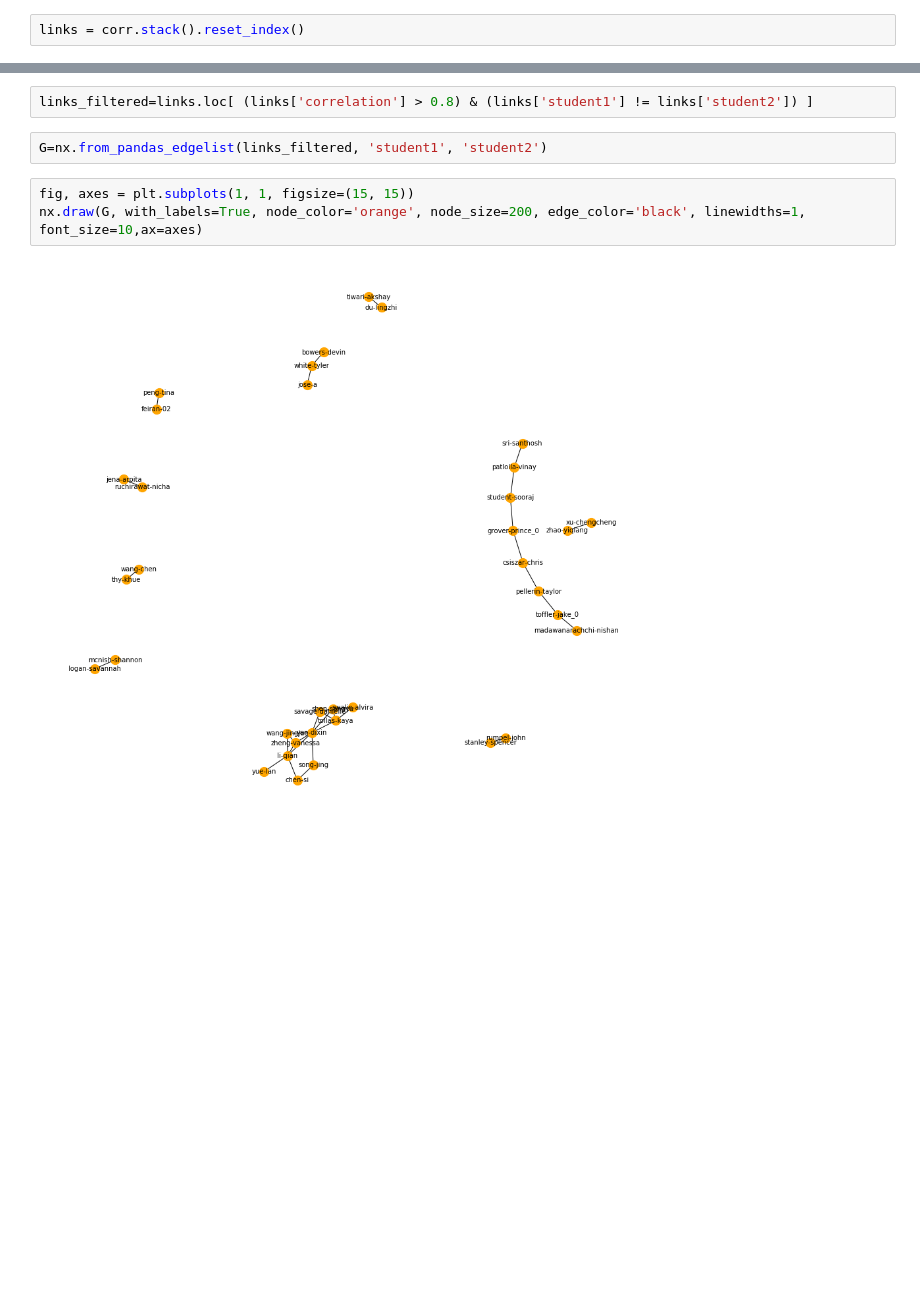
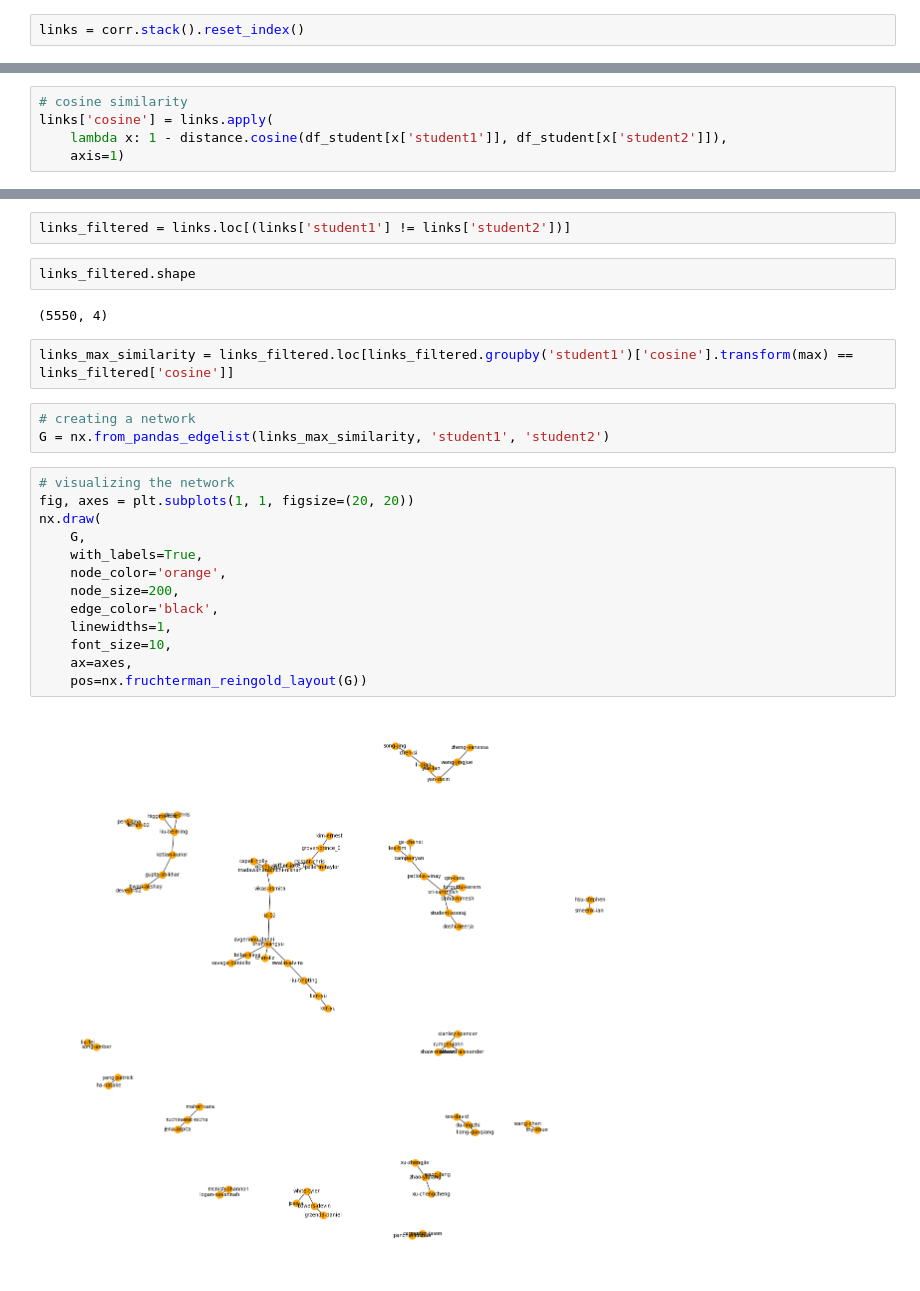
Before and after one commit to shik3519/machine-learning, a Jupyter notebook: eigen-faces/eigen-faces.ipynb, the cells around one changed output, grey strips where cells are left out. Drawn from its saved outputs; the diff is of its cells as text; blank space fills up the shorter version.

Commit message:
adding network

```diff
--- a/eigen-faces/eigen-faces.ipynb
+++ b/eigen-faces/eigen-faces.ipynb
@@ -788,0 +807,5 @@ links.head()
+# %%
+# cosine similarity
+links['cosine'] = links.apply(
+    lambda x: 1 - distance.cosine(df_student[x['student1']], df_student[x['student2']]),
+    axis=1)
@@ -789,9 +856,26 @@ links.head()
 # %%
-links_filtered=links.loc[ (links['correlation'] > 0.8) & (links['student1'] != links['student2']) ]
+links_filtered = links.loc[(links['student1'] != links['student2'])]
+# %%
+links_filtered.shape
+# %% [output]
+(5550, 4)
+# %%
+links_max_similarity = links_filtered.loc[links_filtered.groupby('student1')['cosine'].transform(max) == links_filtered['cosine']]
 # %%
-G=nx.from_pandas_edgelist(links_filtered, 'student1', 'student2')
+# creating a network
+G = nx.from_pandas_edgelist(links_max_similarity, 'student1', 'student2')
 # %%
-fig, axes = plt.subplots(1, 1, figsize=(15, 15))
-nx.draw(G, with_labels=True, node_color='orange', node_size=200, edge_color='black', linewidths=1, font_size=10,ax=axes)
+# visualizing the network
+fig, axes = plt.subplots(1, 1, figsize=(20, 20))
+nx.draw(
+    G,
+    with_labels=True,
+    node_color='orange',
+    node_size=200,
+    edge_color='black',
+    linewidths=1,
+    font_size=10,
+    ax=axes,
+    pos=nx.fruchterman_reingold_layout(G))
 # %% [output]
-[figure, old version]
+[figure, new version]
```
Also changed, not shown: parts of 72 cells of this notebook.
